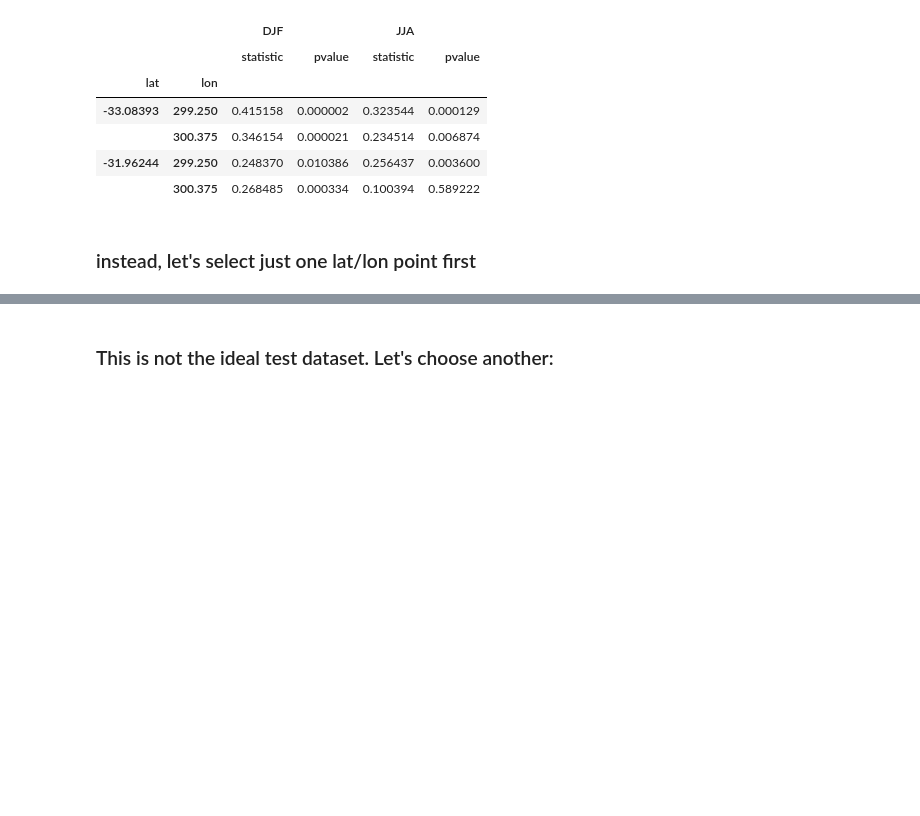
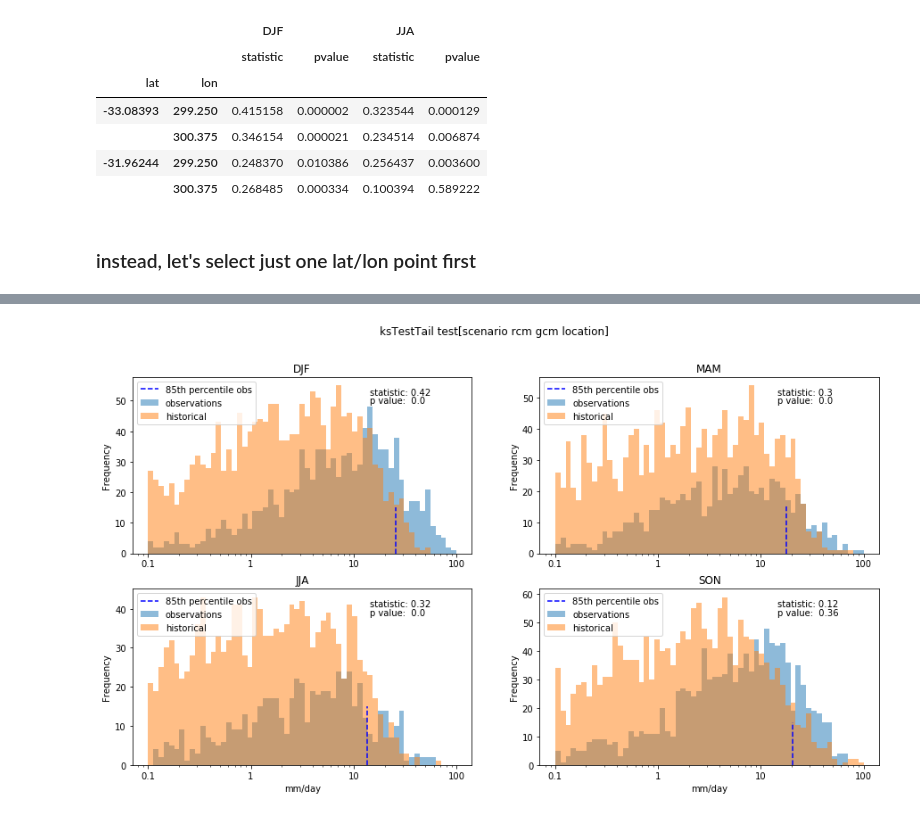
Before and after one commit to thenaomig/samenessOfDistribution, a Jupyter notebook: testCalculation.ipynb, the cells around one changed output, grey strips where cells are left out. Drawn from its saved outputs; the diff is of its cells as text; code cells hidden in the pictures; blank space fills up the shorter version.

Commit message:
with updated test jupyter notebook

```diff
--- a/testCalculation.ipynb
+++ b/testCalculation.ipynb
@@ -174,17 +172,15 @@ pFuture = xy.open_dataset(fut)
 pThreshOne = pThreshOne.isel(lat=0,lon=0)
 # %%
 t1 = time()
-obsDF = pd.DataFrame()
-histDF = pd.DataFrame()
-futureDF = pd.DataFrame()
-ksAll = pd.DataFrame()
-for season in ['DJF','MAM','JJA','SON']:
-    obsDF[season] = toDF(obsData[var].isel(lat=0,lon=0))
-    histDF[season] = toDF(pHist[var].isel(lat=0,lon=0))
-    futureDF[season] = toDF(pFuture[var].isel(lat=0,lon=0))
+ksOut = pd.DataFrame()
+ksOutFut = pd.DataFrame()
+for i, season in enumerate(['DJF','MAM','JJA','SON']):
+    obsDF = toDF(obsData[var].isel(lat=0,lon=0))
+    histDF = toDF(pHist[var].isel(lat=0,lon=0))
+    futureDF = toDF(pFuture[var].isel(lat=0,lon=0))
 
-ksOut = pd.DataFrame((callKStest(col) for col in histDF),index=histDF.columns)
-ksOut.columns = ['statistic','pValue']
+    ksOut[season] = callKStest(histDF,obsDF)
+    ksOutFut[season] = callKStest(histDF,futureDF)
 
 t2=time()
 print ('calculation took '+str(np.round(t2-t1,2))+'s')
@@ -205,29 +199,33 @@ ksOutAndBack
 # %%
-binsToUse = np.logspace(0,2,100)
+binsToUse = np.logspace(-1,2,60)
 plt.figure(figsize=[15,8])
 for i, season in enumerate(['DJF','MAM','JJA','SON']):
+    obsDF = toDF(obsData[var].isel(lat=0,lon=0),overThresh=False)
+    histDF = toDF(pHist[var].isel(lat=0,lon=0),overThresh=False)
+    futureDF = toDF(pFuture[var].isel(lat=0,lon=0),overThresh=False)
+
     ax = plt.subplot(2,2,i+1)
-    obsDF[season].plot.hist(ax=ax,bins=binsToUse,stacked=False,alpha=0.5)
-    histDF[season].plot.hist(ax=ax,bins=binsToUse,stacked=False,alpha=0.5)
-    futureDF[season].plot.hist(ax=ax,bins=binsToUse,stacked=False,alpha=0.5)
-    ax.plot(np.zeros(10)+pThreshDF[season],np.logspace(0,1,10),linestyle='--',color='b',label='85th percentile obs')
+    obsDF.plot.hist(ax=ax,bins=binsToUse,stacked=False,alpha=0.5,label='observations')
+    histDF.plot.hist(ax=ax,bins=binsToUse,stacked=False,alpha=0.5,label='historical')
+    #futureDF.plot.hist(ax=ax,bins=binsToUse,stacked=False,alpha=0.5,label='future')
+    ax.plot(np.zeros(10)+pThreshOne.sel(season=season).data,np.linspace(0,15,10),linestyle='--',color='b',label='85th percentile obs')
 
     ax.set(xscale='log')
     ax.xaxis.set_major_formatter(ticker.FuncFormatter(lambda y,pos: ('{{:.{:1d}f}}'.format(int(np.maximum(-np.log10(y),0)))).format(y)))
     if i>1:
         try:
             units = obsData[var].attrs['units']
             plt.xlabel(units)
         except:
             plt.xlabel('default units in file')
     plt.title(season)
     plt.legend(loc='upper left')
-    ax.annotate('statistic: '+str(np.round(ksOut.T[season]['statistic'],2)),xy=(0.7,0.9),
+    ax.annotate('statistic: '+str(np.round(ksOut[season]['statistic'],2)),xy=(0.7,0.9),
                 xycoords='axes fraction')
-    ax.annotate('p value:  '+str(np.round(ksOut.T[season]['pValue'],2)),xy=(0.7,0.85),
+    ax.annotate('p value:  '+str(np.round(ksOut[season]['pValue'],2)),xy=(0.7,0.85),
                 xycoords='axes fraction')
 
 plt.suptitle(label)
 plt.savefig(png)
+# %% [output]
+[figure, added]
-# %% [markdown]
-### This is not the ideal test dataset. Let's choose another:
```
Also changed, not shown: parts of 13 cells of this notebook.
